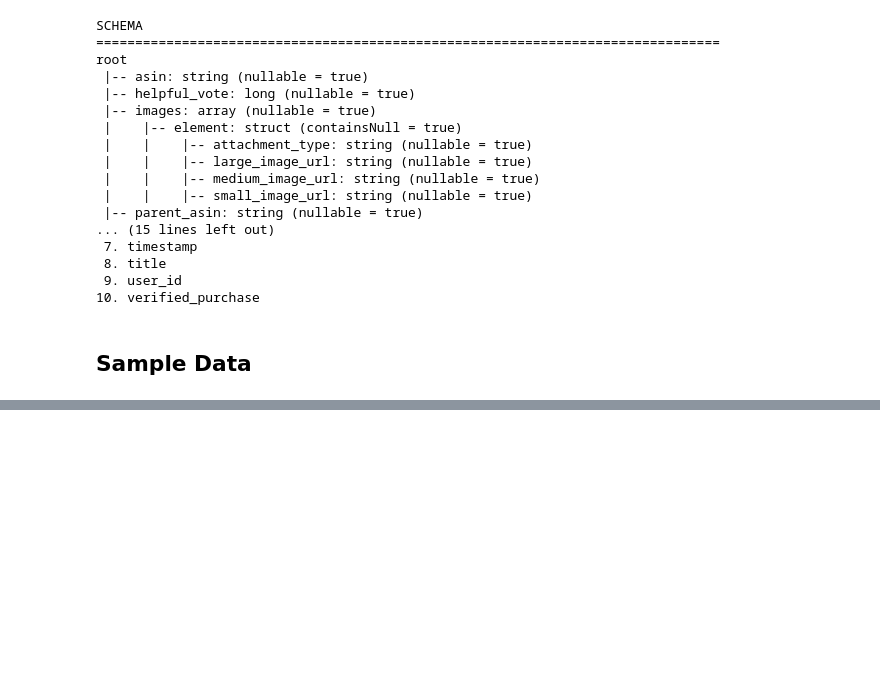
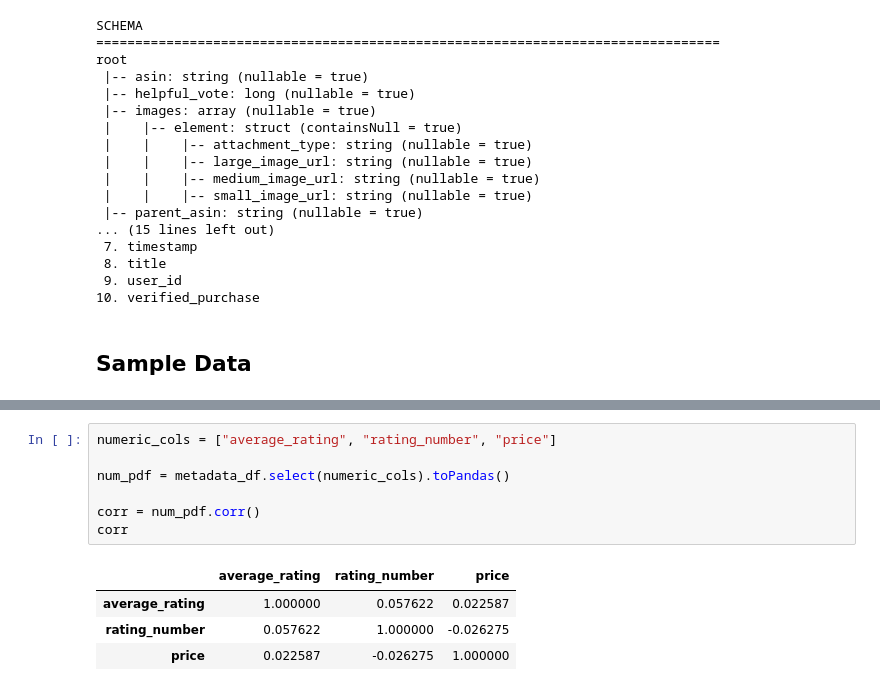
Before and after one commit to DenkoProg/amazon-reviews-analysis, a Jupyter notebook: notebooks/general_category_exploration.ipynb, the cells around one changed output, grey strips where cells are left out. Cells and saved outputs as stored; diff of their text form; blank space fills up the shorter version.

```diff
--- a/notebooks/general_category_exploration.ipynb
+++ b/notebooks/general_category_exploration.ipynb
@@ -162,0 +426,12 @@ only showing top 5 rows
+# %%
+numeric_cols = ["average_rating", "rating_number", "price"]
+
+num_pdf = metadata_df.select(numeric_cols).toPandas()
+
+corr = num_pdf.corr()
+corr
+# %% [output]
+|  | average_rating | rating_number | price |
+| average_rating | 1.000000 | 0.057622 | 0.022587 |
+| rating_number | 0.057622 | 1.000000 | -0.026275 |
+| price | 0.022587 | -0.026275 | 1.000000 |
```
Also changed, not shown: parts of 28 cells of this notebook.
